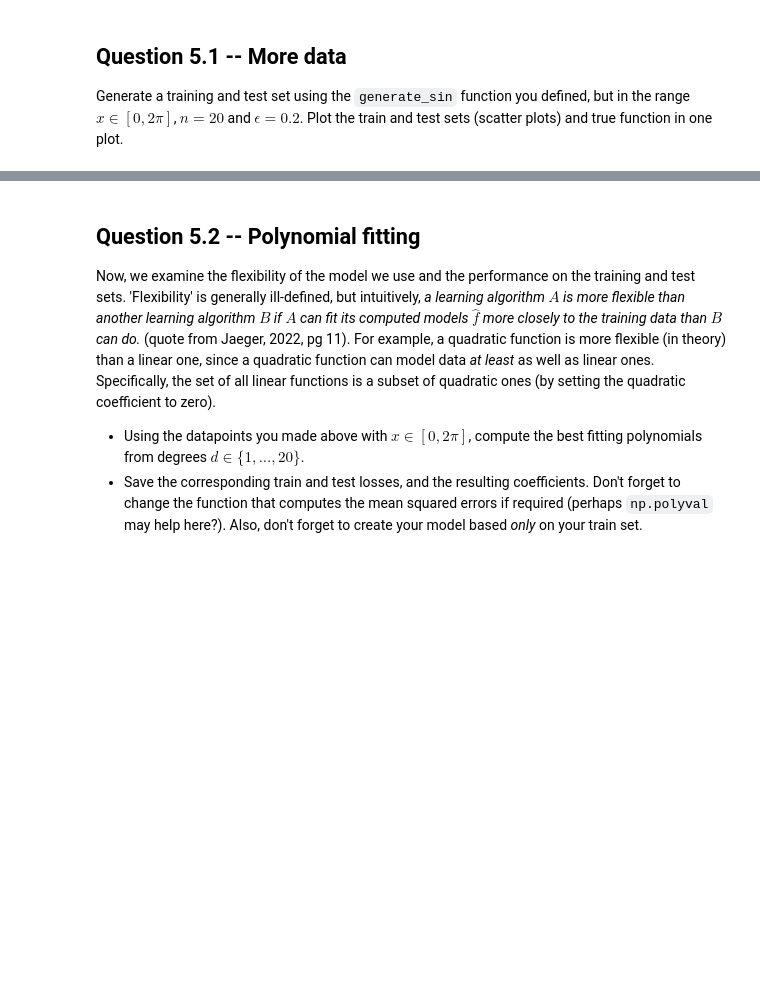
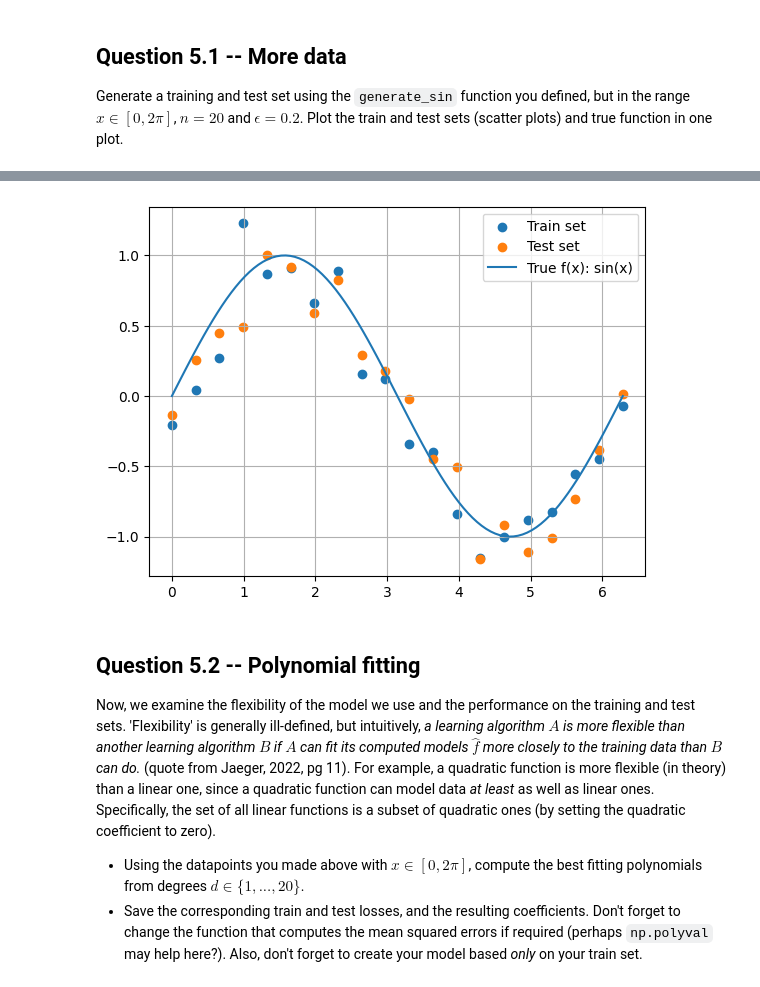
Before and after one commit to annadelpozo/MDL-Turing, a Jupyter notebook: TMDL_2024_25_Assignment_1,_Qs_only.ipynb, the cells around one changed output, grey strips where cells are left out. Saved outputs shown, nothing was run; the diff lists cells and outputs as text; code cells hidden in the pictures; blank space fills up the shorter version.

```diff
--- a/TMDL_2024_25_Assignment_1,_Qs_only.ipynb
+++ b/TMDL_2024_25_Assignment_1,_Qs_only.ipynb
@@ -247,18 +253,18 @@ Try out different values of $n$ and $\epsilon$. How does each one affect the per
 Generate a training and test set using the `generate_sin` function you defined, but in the range $x\in[0,2\pi]$, $n=20$ and $\epsilon=0.2$. Plot the train and test sets (scatter plots) and true function in one plot.
 # %%
 # TODO: generate new data and plot
-n_samples = ...
-x =
-y_train = ...
-y_test = ...
+n_new_samples = np.linspace(0, 2*np.pi,20)
+x_new = n_new_samples
+y_train = generate_sin(x_new,0.2)
+y_test = generate_sin(x_new,0.2)
 
-x_pure = ...
-y_pure = ...
+x_pure = np.linspace(0,2*np.pi,100)
+y_pure = np.sin(x_pure)
 
-plt.scatter(..., label="Train set")
-plt.scatter(..., label="Test set")
+plt.scatter(x_new,y_train, label="Train set")
+plt.scatter(x_new,y_test, label="Test set")
 
-plt.plot(..., label="True f(x): sin(x)")
+plt.plot(x_pure,y_pure, label="True f(x): sin(x)")
 plt.grid()
 plt.legend()
 plt.show()
@@ -267,3 +272,4 @@ SyntaxError: invalid syntax (<ipython-input-30-f70c11fb6725>, line 3)
+[figure, added]
 # %% [markdown]
 ## Question 5.2 -- Polynomial fitting
 
```
Also changed, not shown: parts of 17 cells of this notebook.
